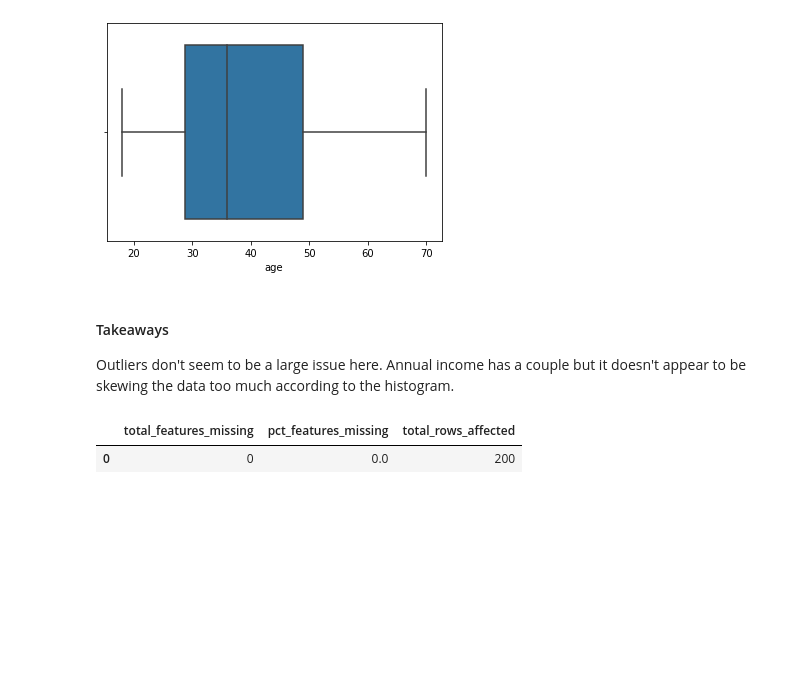
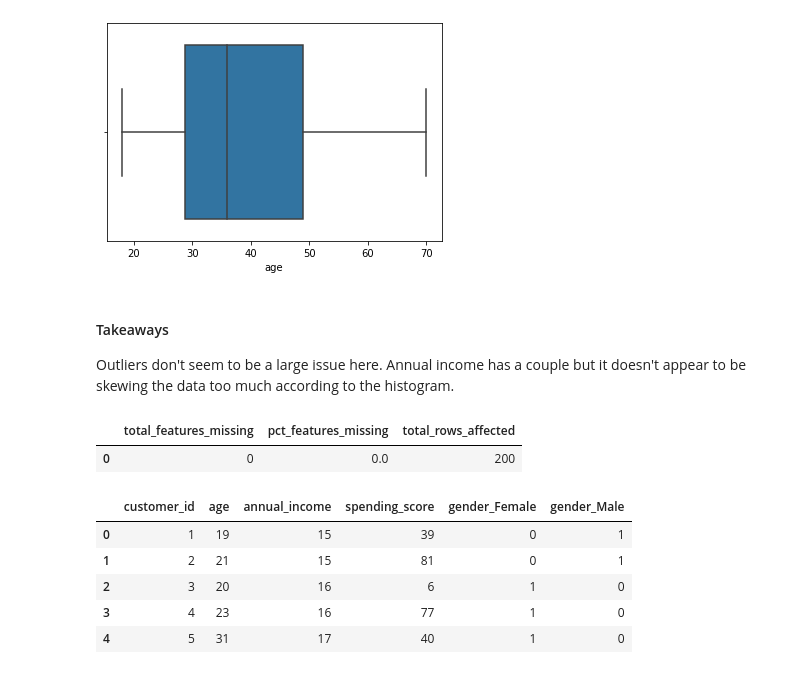
Before and after one commit to DBerchelmann/clustering-exercises, a Jupyter notebook: mall_customers.ipynb, the cells around one changed output. Cells and saved outputs as stored; diff of their text form; code cells hidden in the pictures; blank space fills up the shorter version.

```diff
--- a/mall_customers.ipynb
+++ b/mall_customers.ipynb
@@ -201,3 +201,16 @@ features_missing(df)
 # %% [output]
 |  | total_features_missing | pct_features_missing | total_rows_affected |
 | 0 | 0 | 0.0 | 200 |
+# %%
+dummycols = ['gender']
+# %%
+df = pd.get_dummies(df, columns= dummycols)
+# %%
+df.head()
+# %% [output]
+|  | customer_id | age | annual_income | spending_score | gender_Female | gender_Male |
+| 0 | 1 | 19 | 15 | 39 | 0 | 1 |
+| 1 | 2 | 21 | 15 | 81 | 0 | 1 |
+| 2 | 3 | 20 | 16 | 6 | 1 | 0 |
+| 3 | 4 | 23 | 16 | 77 | 1 | 0 |
+| 4 | 5 | 31 | 17 | 40 | 1 | 0 |
```
Also changed, not shown: parts of 9 cells of this notebook, 2 other files.
